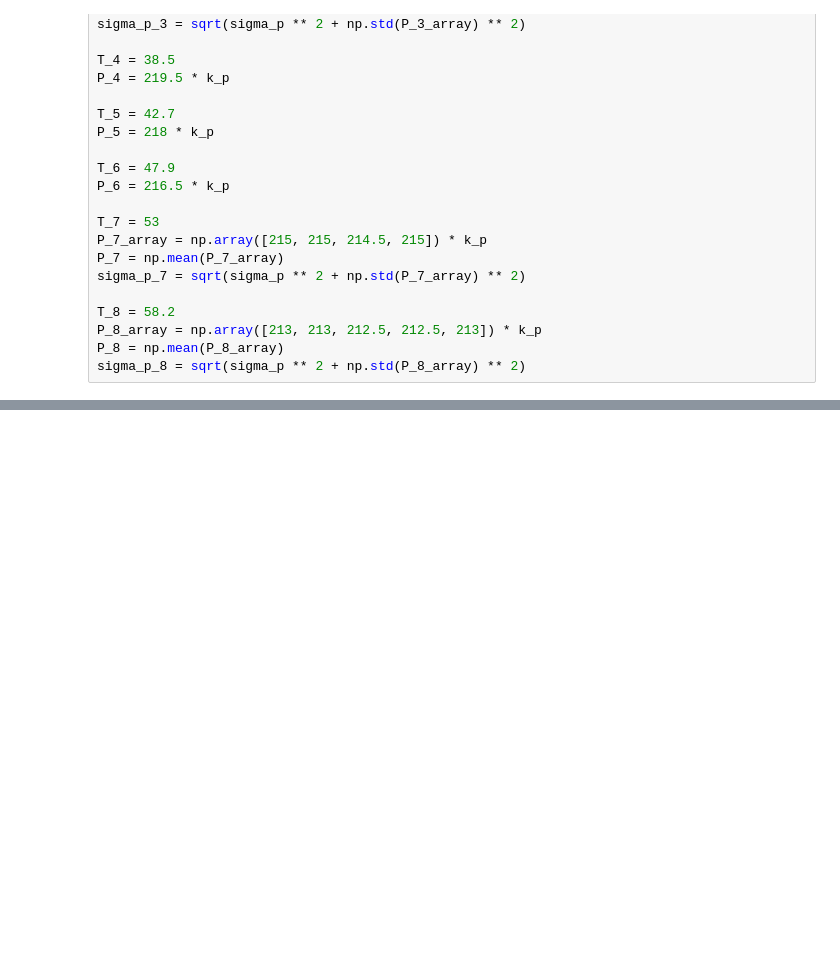
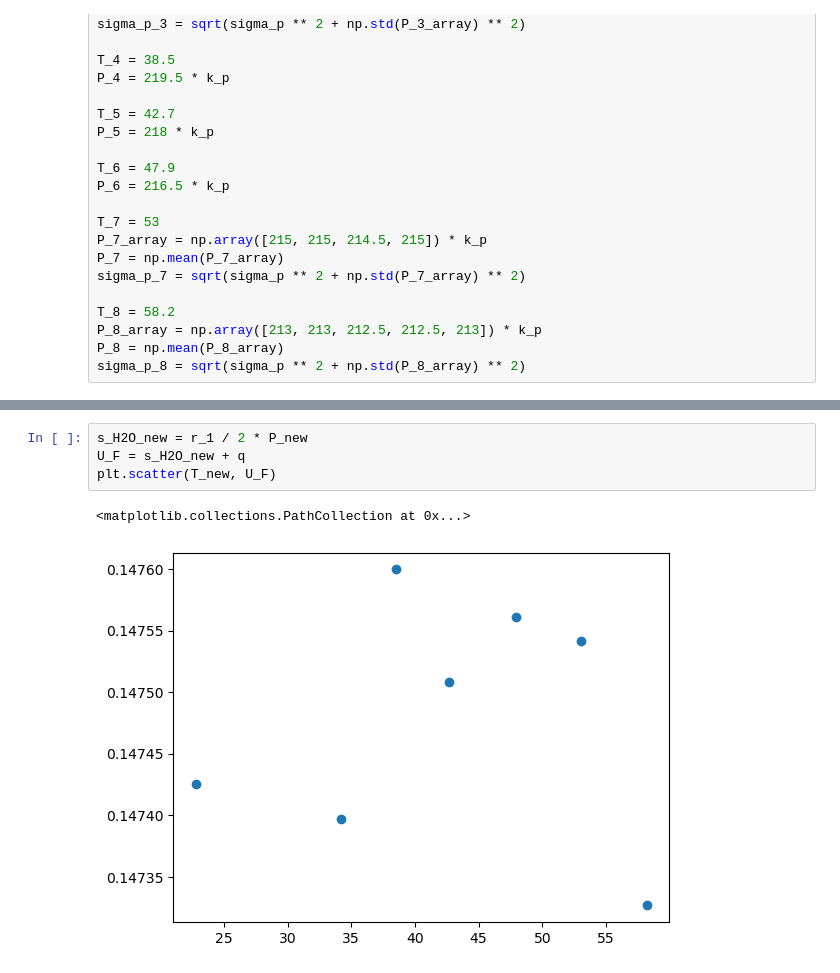
Before and after one commit to VladimirPavlyuk/Physics_labs, a Jupyter notebook: 2-nd semester/Lab_2.5.1.ipynb, the cells around one changed output, grey strips where cells are left out. Saved outputs shown, nothing was run; the diff lists cells and outputs as text; blank space fills up the shorter version.

```diff
--- a/2-nd semester/Lab_2.5.1.ipynb
+++ b/2-nd semester/Lab_2.5.1.ipynb
@@ -108,0 +120,7 @@ plt.plot(T_new, q)
+# %%
+s_H2O_new = r_1 / 2 * P_new
+U_F = s_H2O_new + q
+plt.scatter(T_new, U_F)
+# %% [output]
+<matplotlib.collections.PathCollection at 0x...>
+[figure, added]
```
Also changed, not shown: parts of 5 cells of this notebook.
